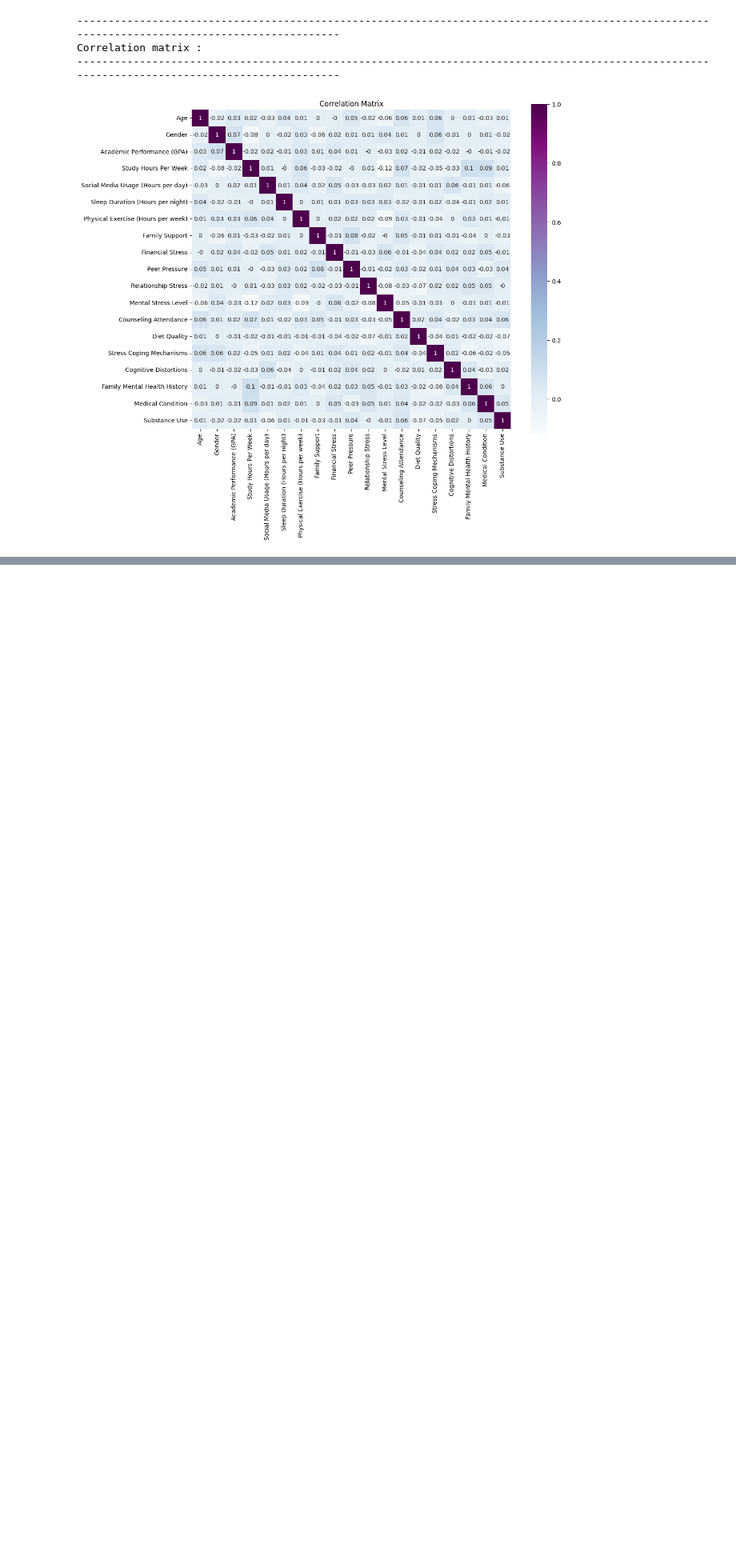
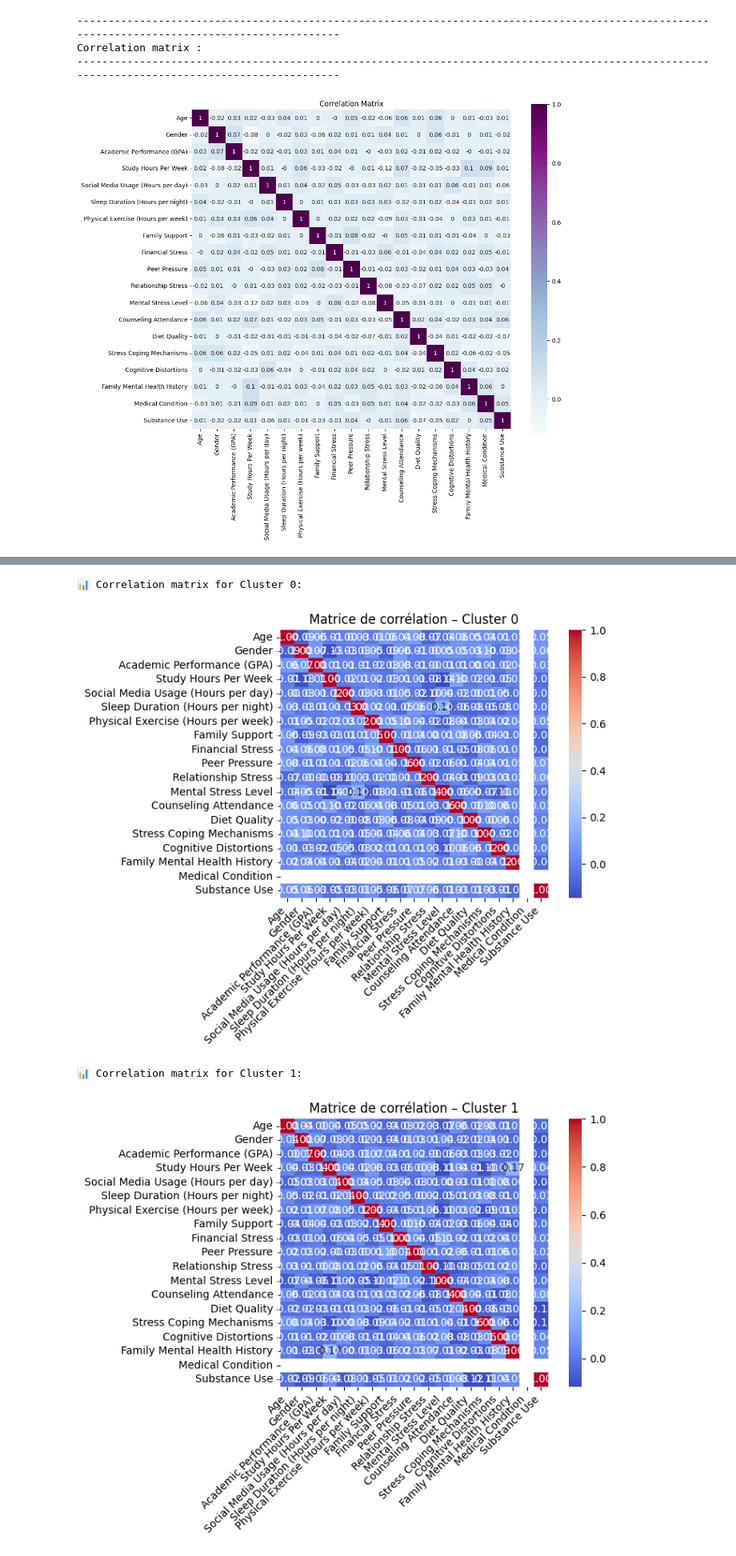
Before and after one commit to Sn-Kirtika/Students-Mental-Health, a Jupyter notebook: student_mental_health_analysis.ipynb, the cells around one changed output, grey strips where cells are left out. Shown at 80% size. Drawn from its saved outputs; the diff is of its cells as text; code cells hidden in the pictures; blank space fills up the shorter version.

```diff
--- a/student_mental_health_analysis.ipynb
+++ b/student_mental_health_analysis.ipynb
@@ -409,0 +732,35 @@ plt.show()
+# %%
+import matplotlib.pyplot as plt
+import seaborn as sns
+
+# Liste des colonnes numériques utilisées pour l’analyse
+numeric_cols = df_all.columns
+
+# Pour chaque cluster
+cluster_ids = df_clusters.select("cluster").distinct().rdd.flatMap(lambda x: x).collect()
+
+for cluster_id in sorted(cluster_ids):
+    print(f"\n📊 Correlation matrix for Cluster {cluster_id}:")
+
+    # Filtrer les lignes de ce cluster
+    df_cluster = df_clusters.filter(df_clusters["cluster"] == cluster_id)
+
+    # Convertir en Pandas pour calcul de corrélation complet + heatmap
+    df_pandas = df_cluster.select(numeric_cols).toPandas()
+
+    # Calcul de la matrice de corrélation
+    corr_matrix = df_pandas.corr(method="pearson")
+
+    # Affichage de la heatmap
+    plt.figure(figsize=(8, 6))
+    sns.heatmap(corr_matrix, annot=True, cmap='coolwarm', fmt=".2f", square=True)
+    plt.title(f"Matrice de corrélation – Cluster {cluster_id}")
+    plt.xticks(rotation=45, ha='right')
+    plt.yticks(rotation=0)
+    plt.tight_layout()
+    plt.show()
+# %% [output]
+📊 Correlation matrix for Cluster 0:
+[figure, added]
+📊 Correlation matrix for Cluster 1:
+[figure, added]
```
Also changed, not shown: parts of 12 cells of this notebook.
